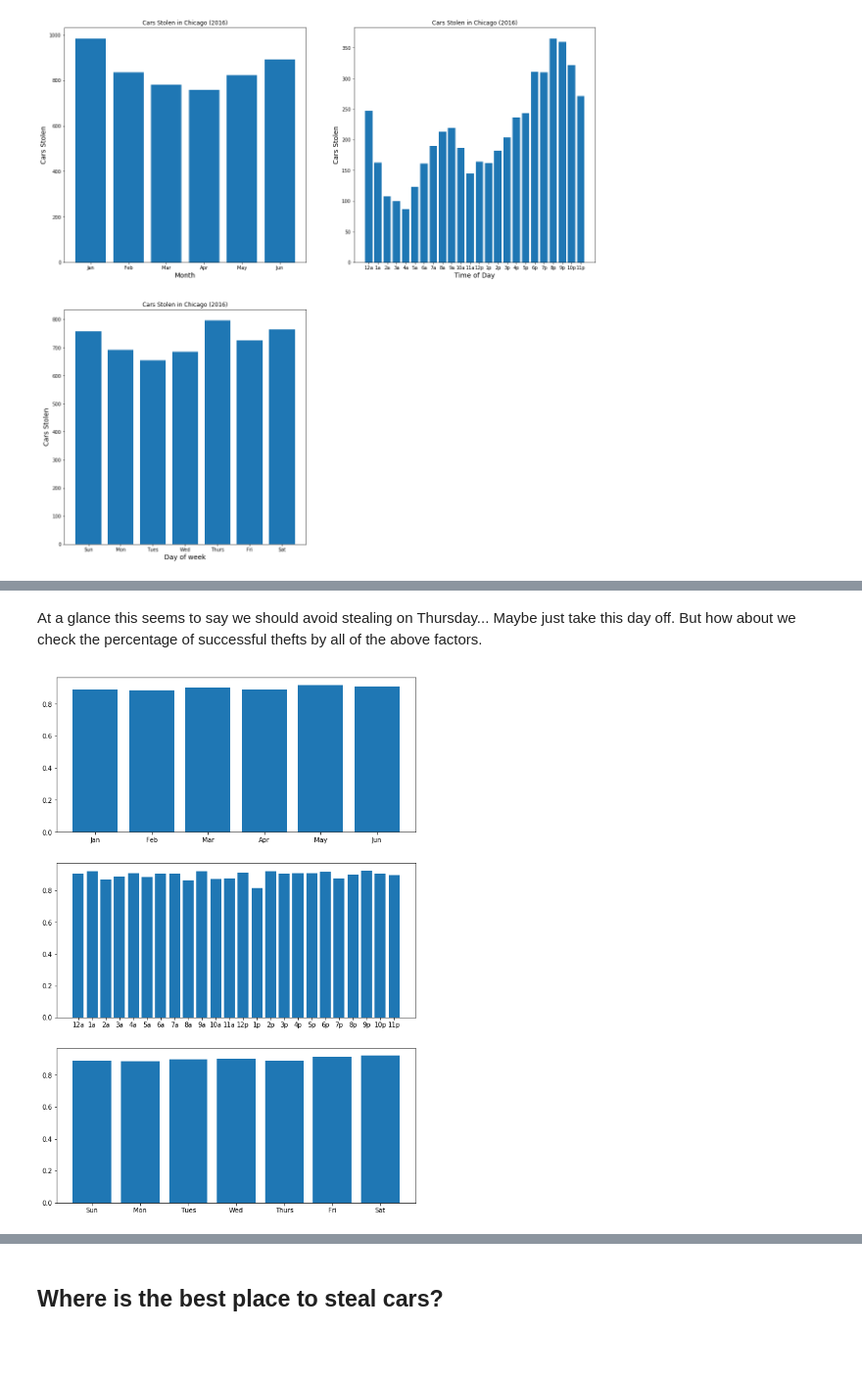
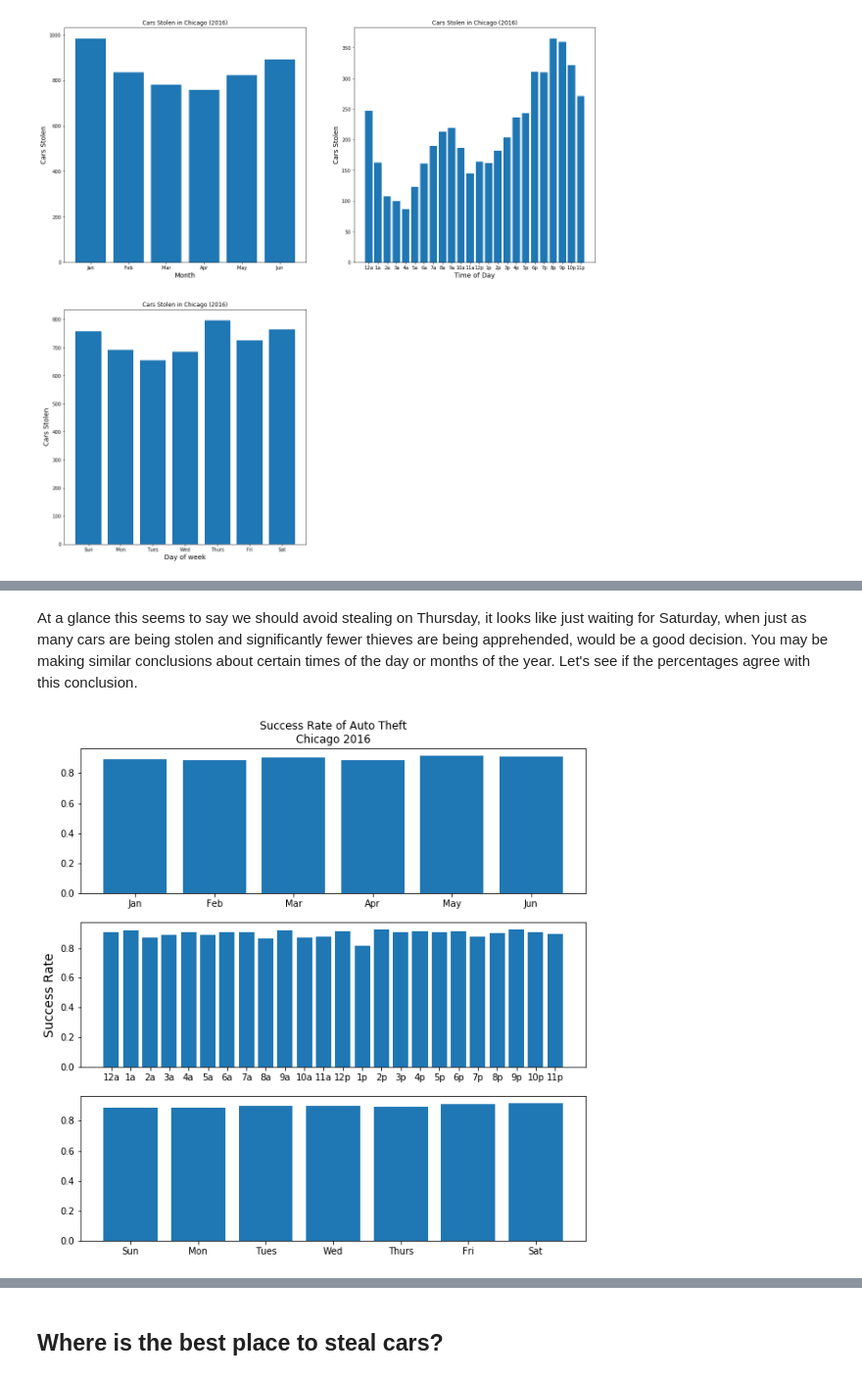
Before and after one commit to Lukede9/Thinkful, a Jupyter notebook: Prep Course/Unit 4/Capstone Report on Car Thefts.ipynb, the cells around one changed output, grey strips where cells are left out. Shown at 98% size. Saved outputs shown, nothing was run; the diff lists cells and outputs as text; code cells hidden in the pictures; blank space fills up the shorter version.

```diff
--- a/Prep Course/Unit 4/Capstone Report on Car Thefts.ipynb
+++ b/Prep Course/Unit 4/Capstone Report on Car Thefts.ipynb
@@ -67,3 +93,8 @@ Great, we know when people have been stealing cars, what day of week, and which
+# %%
+#I am creating a new column called "Car Value" so I can use it later.
+theft['Car Value'] = range(5073)
+theft.loc[theft.Arrest == False, 'Car Value'] = list(np.random.normal(5000, 1000, 4565))
+theft.loc[theft.Arrest == True, 'Car Value'] = list(np.random.normal(12000, 3000, 508))
 # %%
 theft_caught = theft[theft['Arrest'] == True]
 theft_not_caught = theft[theft['Arrest'] == False]
@@ -114,23 +152,24 @@ plt.show()
-# %% [markdown]
-At a glance this seems to say we should avoid stealing on Thursday... Maybe just take this day off. But how about we check the percentage of successful thefts by all of the above factors.
+# %% [markdown]
+At a glance this seems to say we should avoid stealing on Thursday, it looks like just waiting for Saturday, when just as many cars are being stolen and significantly fewer thieves are being apprehended, would be a good decision. You may be making similar conclusions about certain times of the day or months of the year. Let's see if the percentages agree with this conclusion.
 # %%
-plt.figure(figsize=(10,15))
+plt.figure(figsize=(10,10))
 
+
+plt.subplot(3, 1, 1)
 plt.title("Success Rate of Auto Theft\nChicago 2016")
-plt.subplot(3, 1, 1)
 plt.bar(month_of_theft , theft_not_caught['Month'].value_counts().sort_index()/theft['Month'].value_counts().sort_index())
 
 
 plt.subplot(3, 1, 2)
 plt.bar(time_of_crime, theft_not_caught['Hour'].value_counts().sort_index()/theft['Hour'].value_counts().sort_index())
-
+plt.ylabel('Success Rate', fontsize=14)
 
 plt.subplot(3, 1, 3)
 plt.bar(weekday_of_crime, theft_not_caught['Day of week'].value_counts().sort_index()/theft['Day of week'].value_counts().sort_index())
 
 plt.show()
 # %% [output]
-[figure, old version]
+[figure, new version]
 # %% [markdown]
 Day and Month seems to have almost no impact on the success. It's interesting to note that weekends, when presumably fewer people are working, does not lead to a decrease in theft.
 
```
Also changed, not shown: parts of 29 cells of this notebook.
